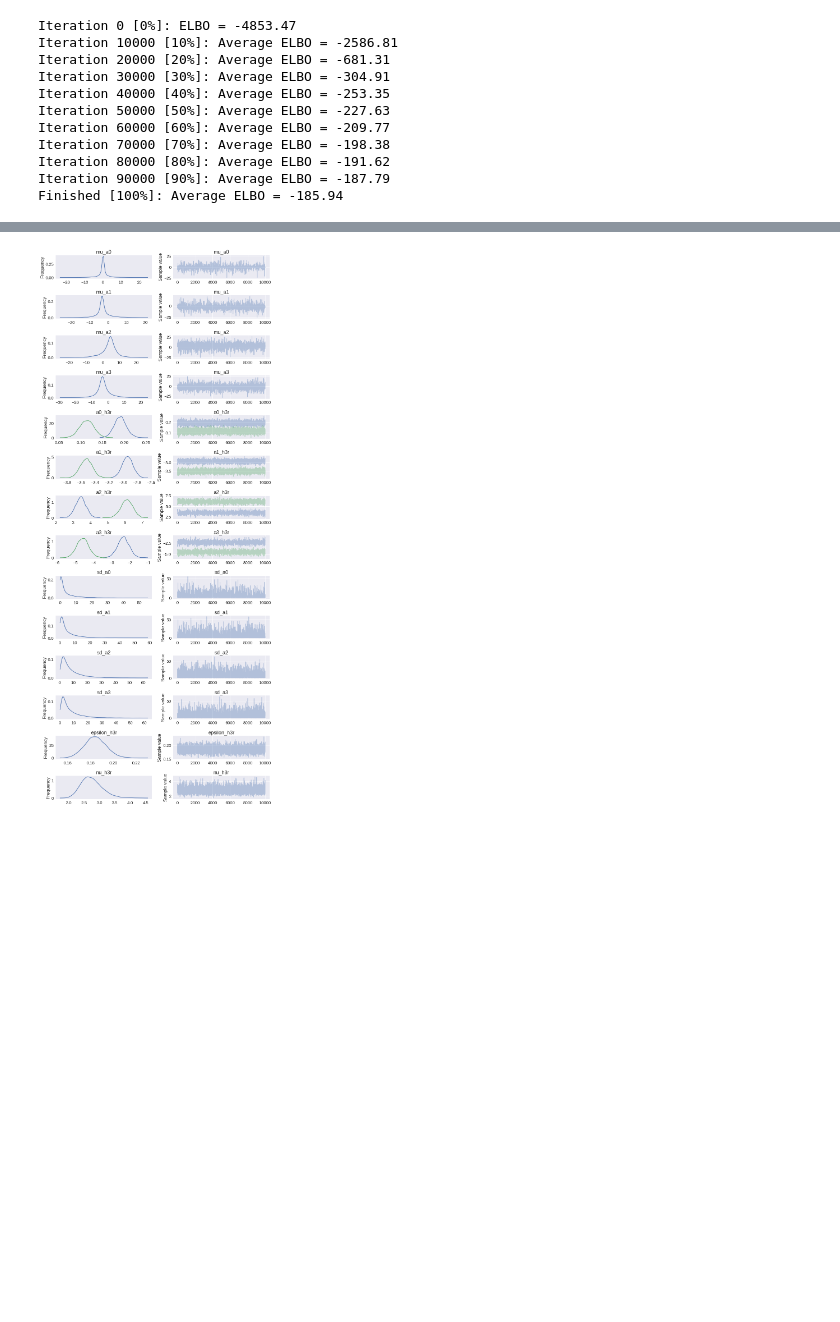
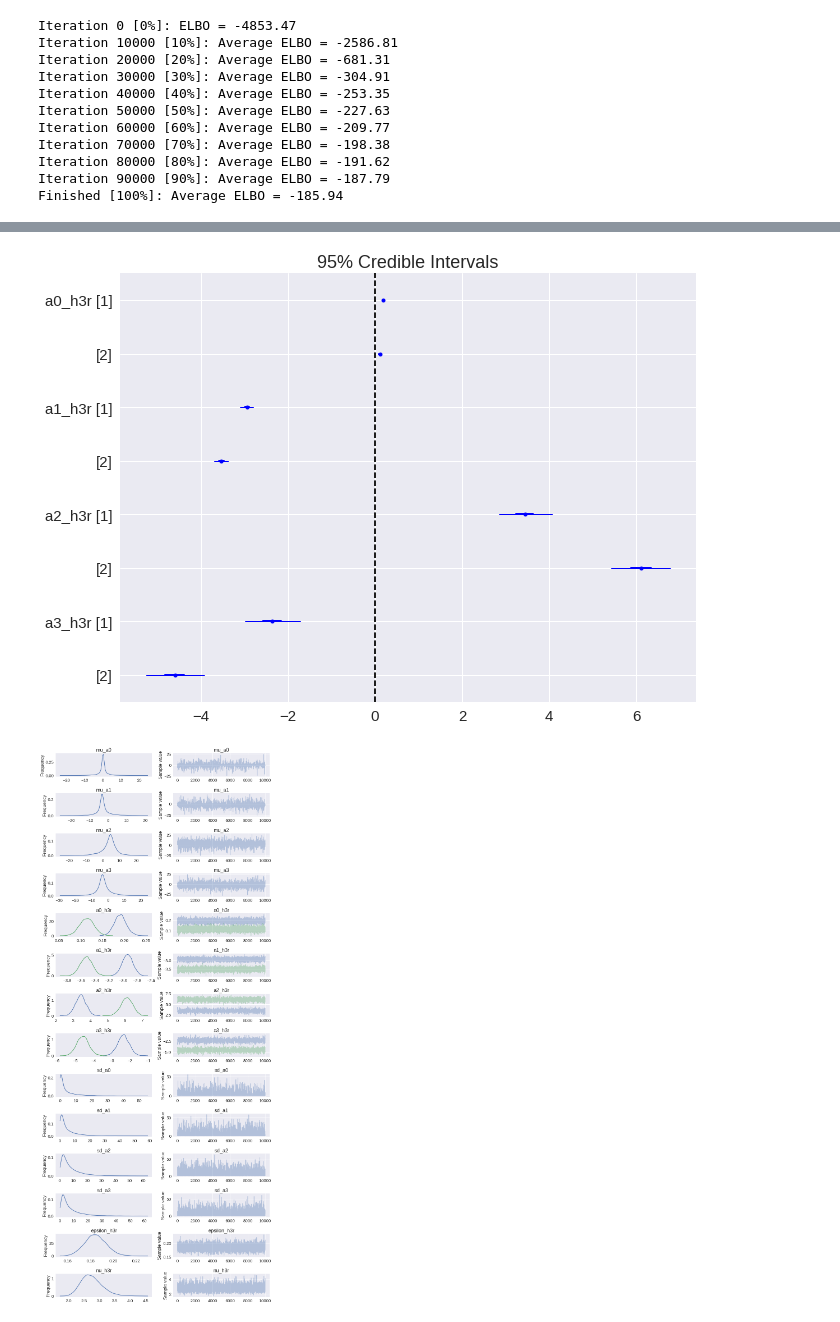
Before and after one commit to madHatter106/Presentations, a Jupyter notebook: OC4x - is a fourth degree polynomial regression really justified.ipynb, the cells around one changed output, grey strips where cells are left out. Drawn from its saved outputs; the diff is of its cells as text; code cells hidden in the pictures; blank space fills up the shorter version.

Commit message:
cleaned up forest and postplots for O3hr

```diff
--- a/OC4x - is a fourth degree polynomial regression really justified.ipynb
+++ b/OC4x - is a fourth degree polynomial regression really justified.ipynb
@@ -681,3 +682,10 @@ f.savefig('./bayesianChl_stuff/pp_h3r.png', dpi=300, format='png')
+# %%
+pm.forestplot(trace_h3r, varnames=['a%d_h3r' % i for i in range(4)])
+f = pl.gcf()
+f.set_size_inches(10,7)
+f.savefig('./bayesianChl_stuff/o3hr_forestplot.png', dpi=300, format='png')
+# %% [output]
+[figure, added]
 # %%
 # 2nd try,
 # hyper mu_ normal(0,100)
```
Also changed, not shown: parts of 2 cells of this notebook, 2 other files.
